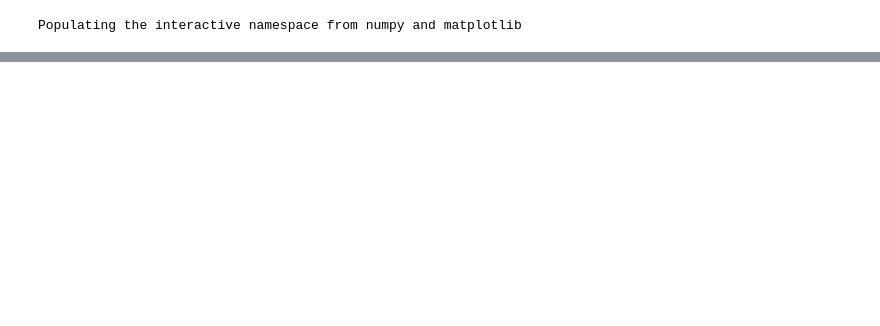
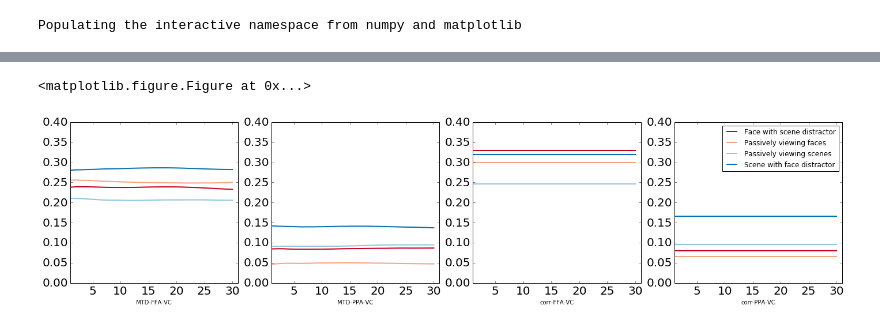
Before and after one commit to kaihwang/TDSigEI, a Jupyter notebook: MTD/Run_MTD.ipynb, the cells around one changed output, grey strips where cells are left out. Saved outputs shown, nothing was run; the diff lists cells and outputs as text; code cells hidden in the pictures; blank space fills up the shorter version.

Commit message:
test a range of windows.

```diff
--- a/MTD/Run_MTD.ipynb
+++ b/MTD/Run_MTD.ipynb
@@ -98,0 +55,8 @@ u'/home/despoB/kaihwang/bin/TDSigEI/MTD'
+# %%
+stat_df = corr_df.groupby(['Subj','Condition','Window']).mean().reset_index()
+#stat_df.head()
+
+mean_df = stat_df.groupby(['Condition','Window']).mean().reset_index()
+sem_df = stat_df.groupby(['Condition','Window']).sem().reset_index()
+mean_df.head()
+#sem_df.head()
@@ -98,0 +70,30 @@ u'/home/despoB/kaihwang/bin/TDSigEI/MTD'
+# %%
+plt.rc('xtick', labelsize=20)
+plt.rc('ytick', labelsize=20)
+ROIpairs = ['MTD-FFA-VC', 'MTD-PPA-VC','corr-FFA-VC', 'corr-PPA-VC']
+Conditions =['FH', 'Fp', 'Hp', 'HF']
+Labels = ['Face with scene distractor', 'Passively viewing faces ', 'Passively viewing scenes', 'Scene with face distractor']
+x = np.arange(1,31)
+#get colormap
+cmap = brewer2mpl.get_map('RdBu','diverging', 4)
+plt.figure(1)
+plt.figure(figsize=(24,5))
+for r, roi in enumerate(ROIpairs):
+    plt.subplot(1, 4, r+1)
+
+    for i, c in enumerate(Conditions):
+        y = np.array(mean_df[(mean_df['Condition'] == c)][roi])
+        error = np.array(sem_df[(mean_df['Condition'] == c)][roi])
+        plt.plot(x, y, color = cmap.hex_colors[i], linewidth=2  )
+
+        #plt.fill_between(x, y-1*error, y+1*error, alpha=0.2, edgecolor=cmap.hex_colors[i],
+        #             facecolor=cmap.hex_colors[i], label=c)
+
+        plt.ylim(0,0.4)
+        plt.xlim(1, 31)
+        plt.xlabel(roi)
+plt.legend(Labels)
+plt.show()
+# %% [output]
+<matplotlib.figure.Figure at 0x...>
+[figure, added]
```
Also changed, not shown: parts of 8 cells of this notebook, 1 other file.
